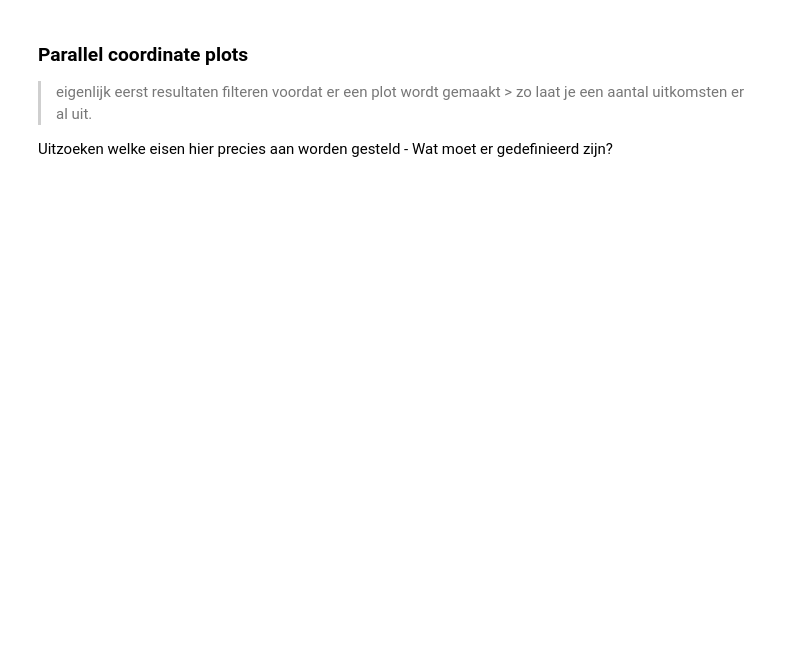
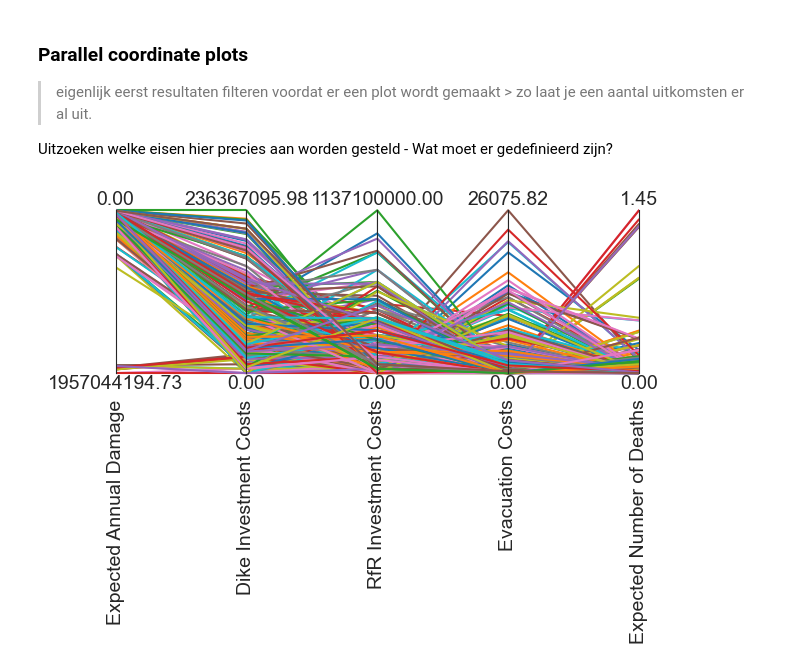
Before and after one commit to BRtudelft/Group1_EPA1361_Model-based_Decision-making, a Jupyter notebook: MORDM_2_generating_alternatives.ipynb, the cells around one changed output. Cells and saved outputs as stored; diff of their text form; code cells hidden in the pictures; blank space fills up the shorter version.

```diff
--- a/MORDM_2_generating_alternatives.ipynb
+++ b/MORDM_2_generating_alternatives.ipynb
@@ -114,10 +120,12 @@ Uitzoeken welke eisen hier precies aan worden gesteld - Wat moet er gedefinieerd
 # %%
 from ema_workbench.analysis import parcoords
 
 data = results.loc[:, [o.name for o in dike_model.outcomes]] #Objectives > selecteren uit resultaten
 limits = parcoords.get_limits(data)
-limits.loc[0, ['utility', 'inertia', 'reliability', 'max_P']] = 0
+limits.loc[0, ['Expected Annual Damage', 'Expected Number of Deaths', 'Dike Investment Costs', 'RfR Investment Costs','Evacuation Costs']] = 0
 paraxes = parcoords.ParallelAxes(limits)
 paraxes.plot(data)
-paraxes.invert_axis('max_P')
+paraxes.invert_axis('Expected Annual Damage')
 plt.show()
+# %% [output]
+[figure, added]
```
Also changed, not shown: parts of 6 cells of this notebook.
